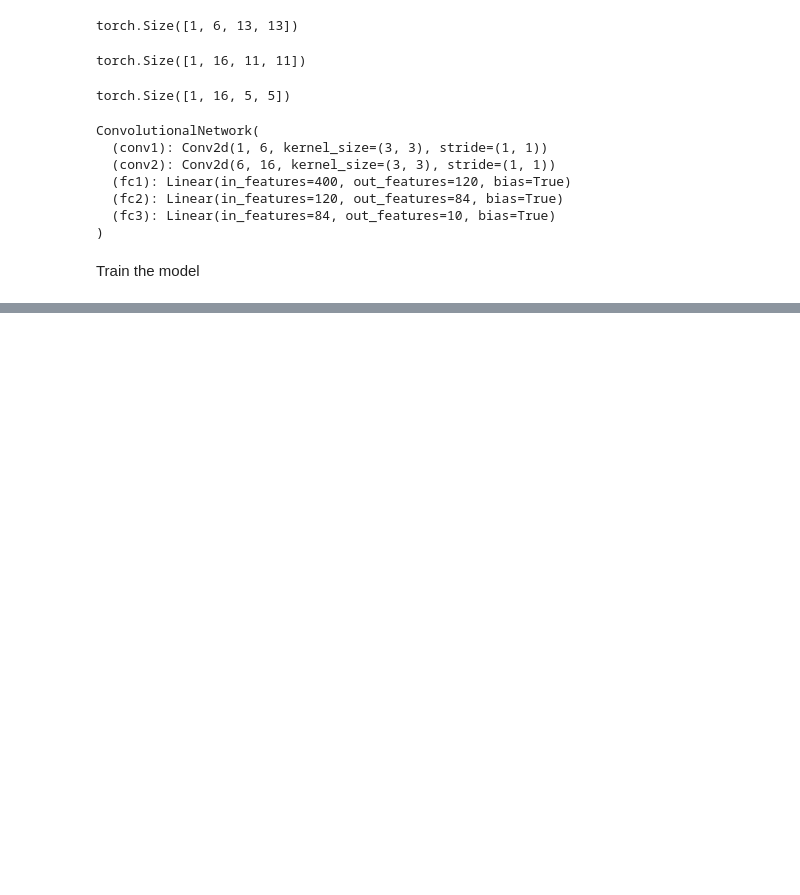
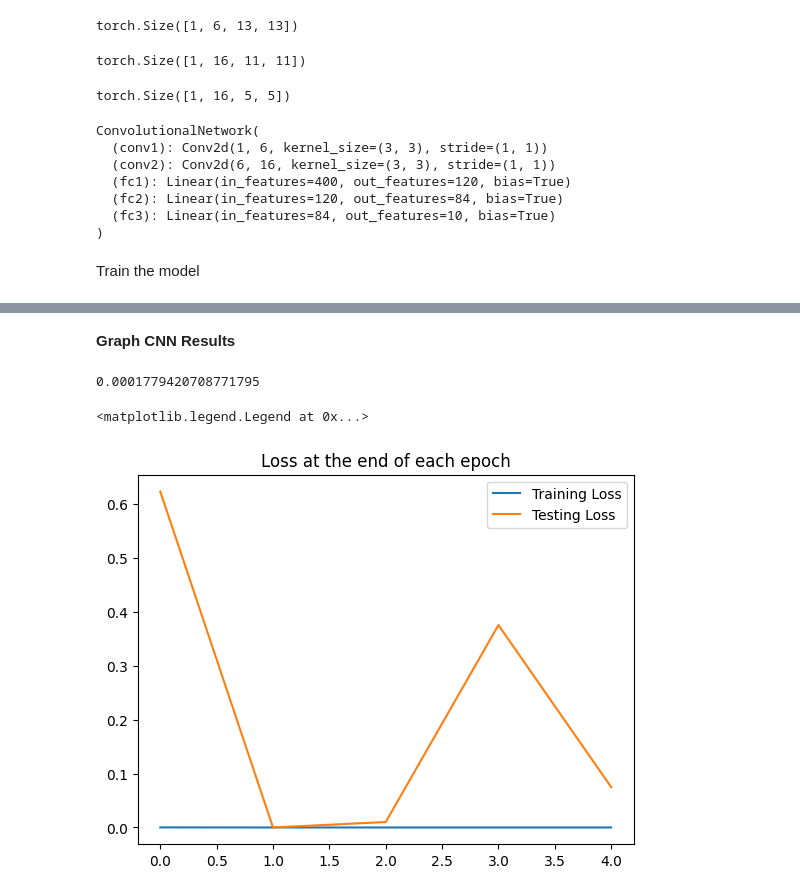
Before and after one commit to NewCodeLearner/DeepLearning_PyTorch, a Jupyter notebook: ConvolutionalNeuralNetwork.ipynb, the cells around one changed output, grey strips where cells are left out. Cells and saved outputs as stored; diff of their text form; code cells hidden in the pictures; blank space fills up the shorter version.

Commit message:
Graph the loss and accuracy

```diff
--- a/ConvolutionalNeuralNetwork.ipynb
+++ b/ConvolutionalNeuralNetwork.ipynb
@@ -210,7 +210,7 @@ for i in range(epochs):
     if b%600 ==0:
       print(f'Epoch: {i} Batch: {b} Loss: {loss.item()}')
 
-  train_losses.append(loss)
+  train_losses.append(loss.item()) # Append the scalar value of the loss
   train_correct.append(trn_corr)
 
   #test
@@ -221,7 +221,7 @@ for i in range(epochs):
         tst_corr += (predicted==y_test).sum()
 
   loss = criterion(y_val,y_test)
-  test_losses.append(loss)
+  test_losses.append(loss.item())
   test_correct.append(tst_corr)
 
 current_time = time.time()
@@ -247,0 +248,14 @@ Training took 2.76214915116628 minutes
+# %% [markdown]
+**Graph** **CNN** **Results**
+# %%
+train_losses[0]
+# %% [output]
+0.0001779420708771795
+# %%
+plt.plot(train_losses,label='Training Loss')
+plt.plot(test_losses,label='Testing Loss')
+plt.title('Loss at the end of each epoch')
+plt.legend()
+# %% [output]
+<matplotlib.legend.Legend at 0x...>
+[figure, added]
```
Also changed, not shown: parts of 2 cells of this notebook.
